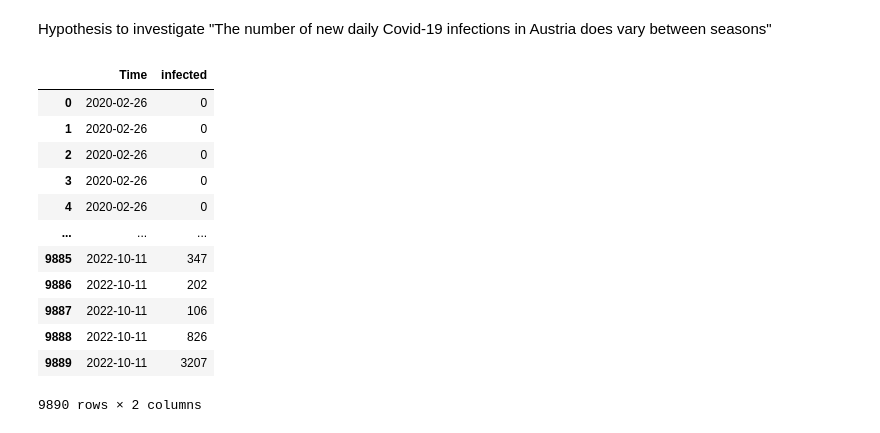
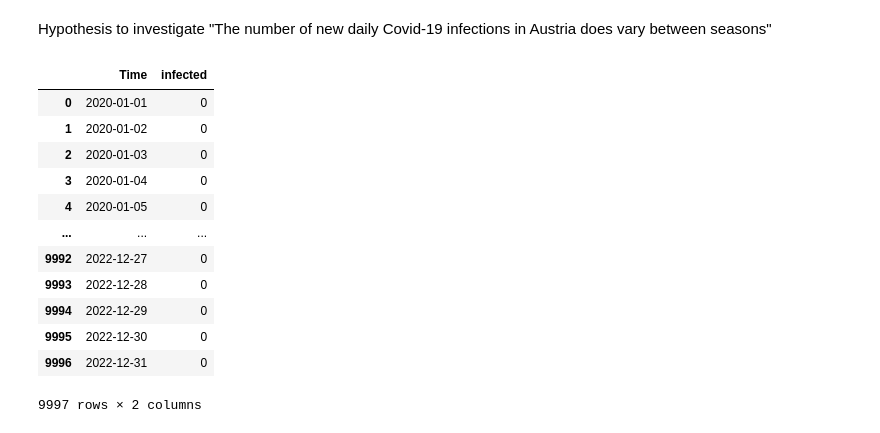
Before and after one commit to borosabel/visual_analytics_2022, a Jupyter notebook: individual work/submission_02_intermediate_Felix.ipynb, the cells around one changed output. Saved outputs shown, nothing was run; the diff lists cells and outputs as text; code cells hidden in the pictures.

```diff
--- a/individual work/submission_02_intermediate_Felix.ipynb
+++ b/individual work/submission_02_intermediate_Felix.ipynb
@@ -54,6 +59,6 @@ import os
 # %%
 covid_cases_age_group = pd.read_csv("../data/covid_data/CovidFaelle_Altersgruppe.csv", names=["time","agegroupID","agegroup","state","stateID","num_residents","sex","infected","cured","dead"], delimiter =";",skiprows= 1)
-covid_cases_timeline = pd.read_csv("../data/covid_data/CovidFaelle_Timeline.csv", names=["Time","state","stateID","num_residents","infected","infected_sum","num_infected_last_7_days","incident_last_7_days","daily_death_count","dead_sum","daily_healed","healed_sum"], delimiter =";",skiprows= 1)
+covid_cases_timeline = pd.read_csv("../data/covid_data/CovidFaelle_Timeline_edited_2.csv", names=["Time","state","stateID","num_residents","infected","infected_sum","num_infected_last_7_days","incident_last_7_days","daily_death_count","dead_sum","daily_healed","healed_sum"], delimiter =";",skiprows= 1)
 covid_cases_timeline_groupby_disctrict = pd.read_csv("../data/covid_data/CovidFaelle_Timeline_GKZ.csv", names=["time","county","district_id","num_residents","infected","infected_sum","num_infected_last_7_days","incident_last_7_daysle","dead"], delimiter =";",skiprows= 1)
 covid_test_data = pd.read_csv("../data/covid_data/CovidFallzahlen.csv", names=["date","num_tests","date_2","FZHosp","FZICU","FZHospFree","FZICUFree","stateID","state"], delimiter =";",skiprows= 1)
 hospitalization_data = pd.read_csv("../data/covid_data/Hospitalisierung.csv", names=["date","stateID","state","occupied_normal_care_hospital_beds","available_intensiv_care_hospital_beds","occupied_intensiv_care_hospital_beds","intensive"], delimiter =";",skiprows= 1)
@@ -66,20 +71,20 @@ Hypothesis to investigate "The number of new daily Covid-19 infections in Austri
 # %%
 df = covid_cases_timeline.copy()
 df_clean = df.drop(columns = ['state', 'stateID', 'num_residents', 'infected_sum', 'num_infected_last_7_days', 'incident_last_7_days', 'daily_death_count', 'dead_sum', 'daily_healed', 'healed_sum'])
-df_clean['Time'] = pd.to_datetime(df_clean['Time'])
+df_clean['Time'] = pd.to_datetime(df_clean['Time'],format='%d.%m.%Y')
 df_clean
 # %% [output]
 |  | Time | infected |
-| 0 | 2020-02-26 | 0 |
-| 1 | 2020-02-26 | 0 |
-| 2 | 2020-02-26 | 0 |
-| 3 | 2020-02-26 | 0 |
-| 4 | 2020-02-26 | 0 |
+| 0 | 2020-01-01 | 0 |
+| 1 | 2020-01-02 | 0 |
+| 2 | 2020-01-03 | 0 |
+| 3 | 2020-01-04 | 0 |
+| 4 | 2020-01-05 | 0 |
 | ... | ... | ... |
-| 9885 | 2022-10-11 | 347 |
-| 9886 | 2022-10-11 | 202 |
-| 9887 | 2022-10-11 | 106 |
-| 9888 | 2022-10-11 | 826 |
-| 9889 | 2022-10-11 | 3207 |
+| 9992 | 2022-12-27 | 0 |
+| 9993 | 2022-12-28 | 0 |
+| 9994 | 2022-12-29 | 0 |
+| 9995 | 2022-12-30 | 0 |
+| 9996 | 2022-12-31 | 0 |
-9890 rows × 2 columns
+9997 rows × 2 columns
 # %%
```
Also changed, not shown: parts of 22 cells of this notebook, 3 other files.
